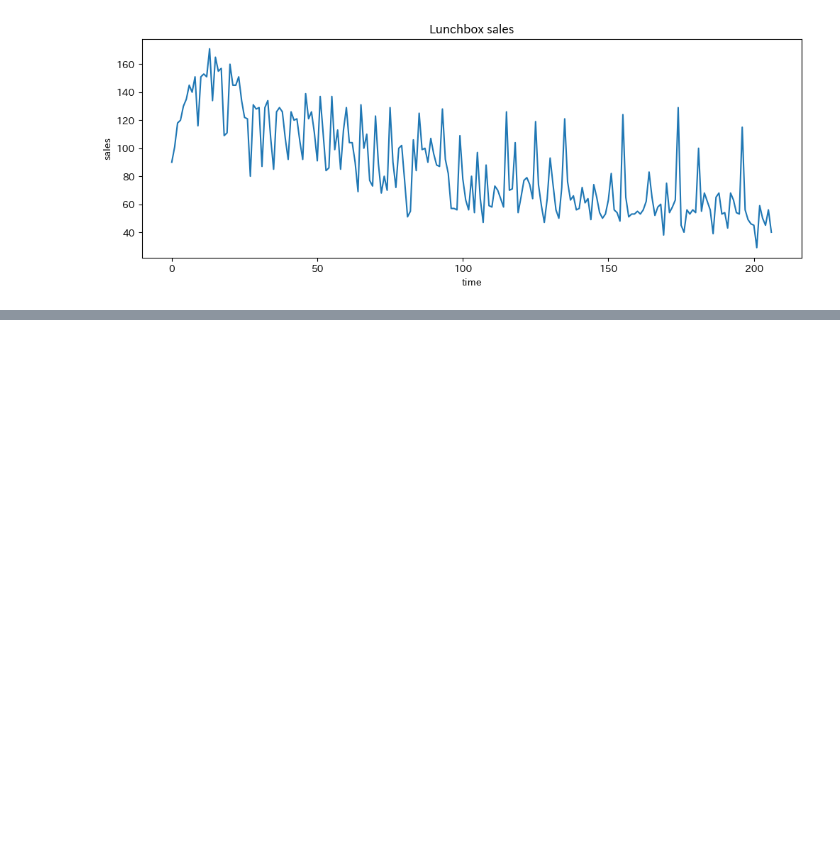
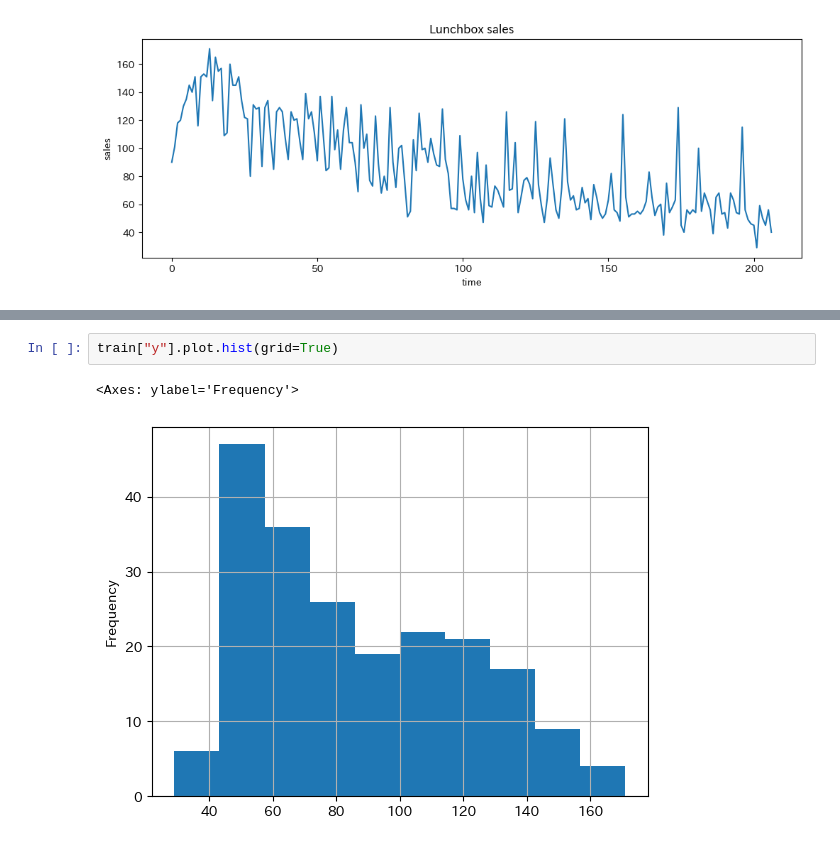
Before and after one commit to 02tYasui/data_science_practice, a Jupyter notebook: graph.ipynb, the cells around one changed output, grey strips where cells are left out. Cells and saved outputs as stored; diff of their text form; blank space fills up the shorter version.

```diff
--- a/graph.ipynb
+++ b/graph.ipynb
@@ -38,0 +44,5 @@ Text(0, 0.5, 'sales')
+# %%
+train["y"].plot.hist(grid=True)
+# %% [output]
+<Axes: ylabel='Frequency'>
+[figure, added]
```
Also changed, not shown: parts of 9 cells of this notebook, 1 other file.
